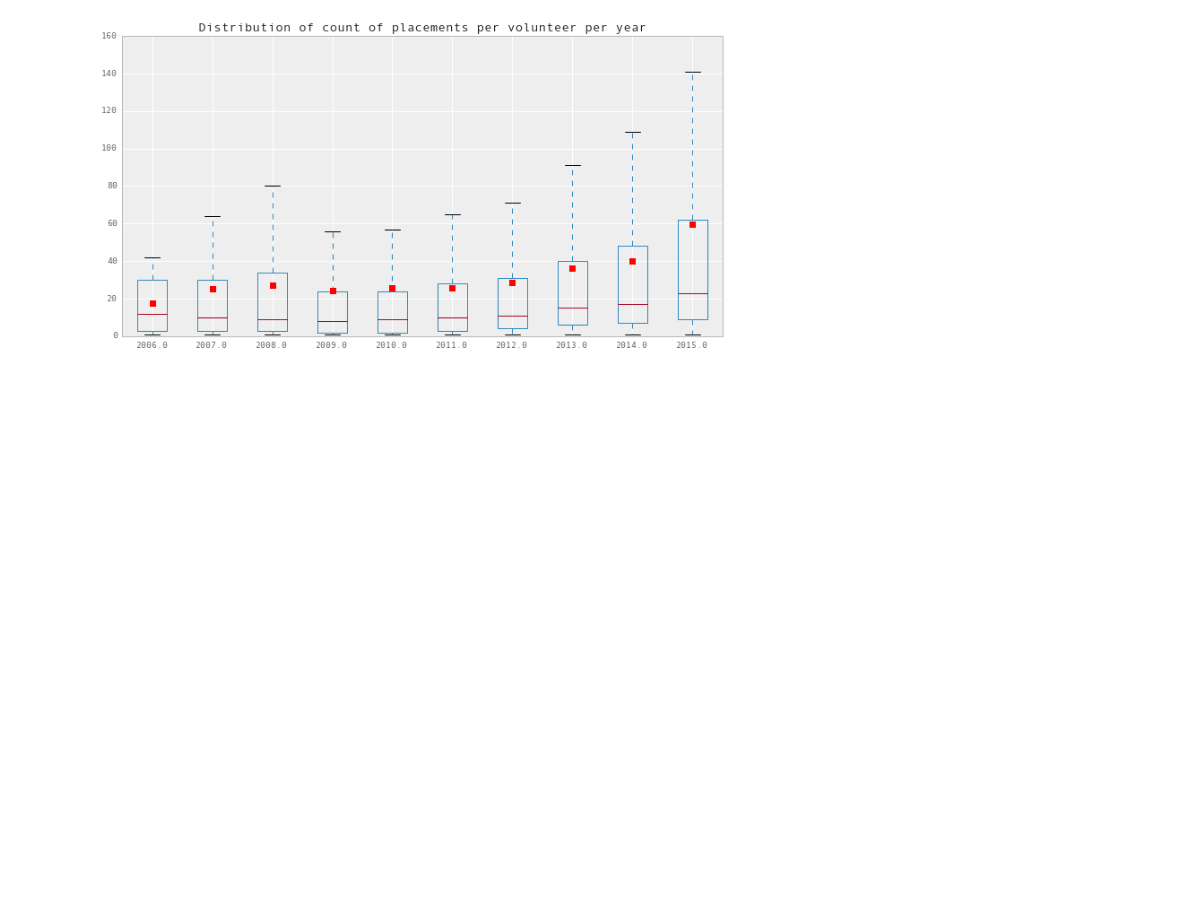
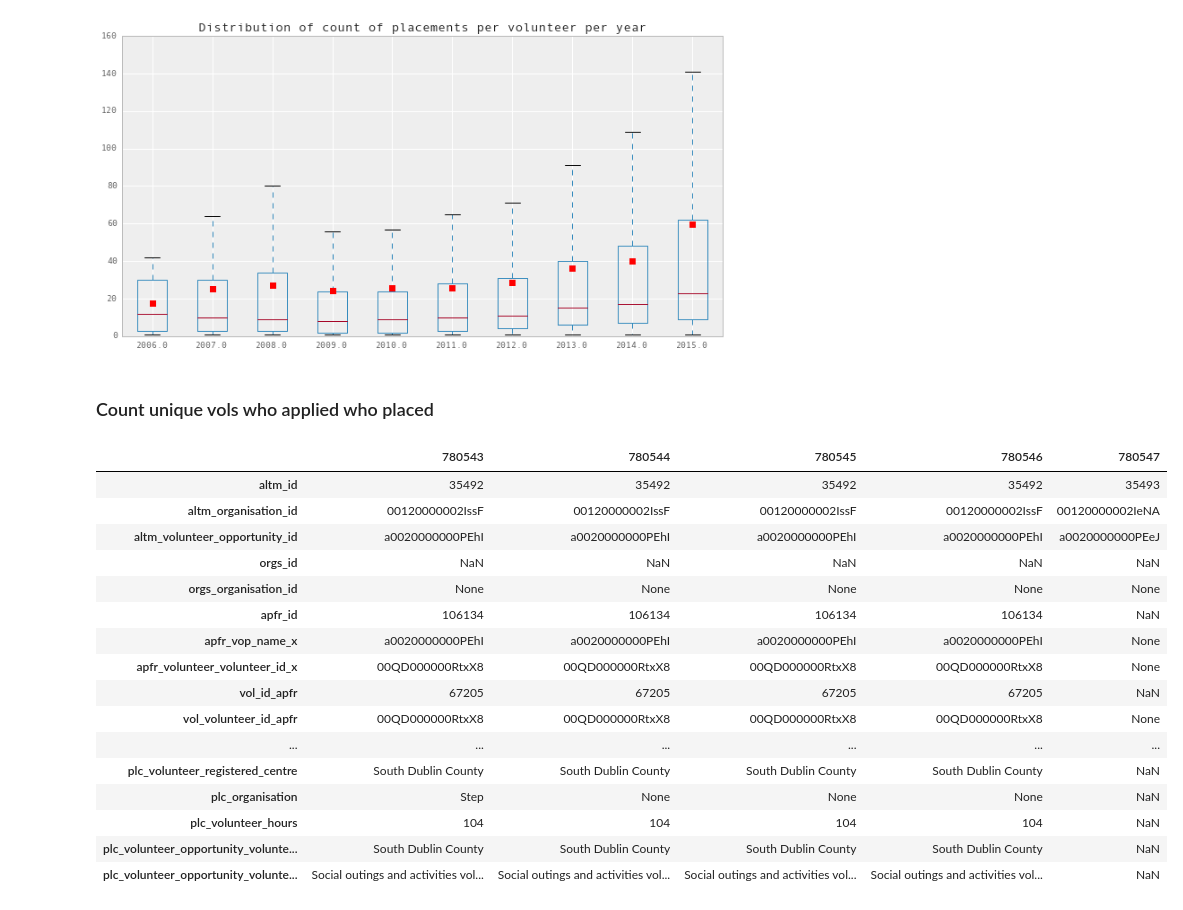
Before and after one commit to DataKind-DUB/volunteerireland_dd201505, a Jupyter notebook: 01_InitialAnalysis.ipynb, the cells around one changed output. Saved outputs shown, nothing was run; the diff lists cells and outputs as text; code cells hidden in the pictures; blank space fills up the shorter version.

```diff
--- a/01_InitialAnalysis.ipynb
+++ b/01_InitialAnalysis.ipynb
@@ -180,3 +180,27 @@ ax.set_title('Distribution of count of placements per volunteer per year')
 # %% [output]
 <matplotlib.text.Text at 0x...>
 [figure]
+# %% [markdown]
+### Count unique vols who applied who placed
+# %%
+dfv_app_plc = pd.merge(dfv_app, dfplc
+                   ,how='left', left_on='plc_id', right_on='plc_id')
+dfv_app_plc.tail().T
+# %% [output]
+|  | 780543 | 780544 | 780545 | 780546 | 780547 |
+| altm_id | 35492 | 35492 | 35492 | 35492 | 35493 |
+| altm_organisation_id | 00120000002IssF | 00120000002IssF | 00120000002IssF | 00120000002IssF | 00120000002IeNA |
+| altm_volunteer_opportunity_id | a0020000000PEhI | a0020000000PEhI | a0020000000PEhI | a0020000000PEhI | a0020000000PEeJ |
+| orgs_id | NaN | NaN | NaN | NaN | NaN |
+| orgs_organisation_id | None | None | None | None | None |
+| apfr_id | 106134 | 106134 | 106134 | 106134 | NaN |
+| apfr_vop_name_x | a0020000000PEhI | a0020000000PEhI | a0020000000PEhI | a0020000000PEhI | None |
+| apfr_volunteer_volunteer_id_x | 00QD000000RtxX8 | 00QD000000RtxX8 | 00QD000000RtxX8 | 00QD000000RtxX8 | None |
+| vol_id_apfr | 67205 | 67205 | 67205 | 67205 | NaN |
+| vol_volunteer_id_apfr | 00QD000000RtxX8 | 00QD000000RtxX8 | 00QD000000RtxX8 | 00QD000000RtxX8 | None |
+| ... | ... | ... | ... | ... | ... |
+| plc_volunteer_registered_centre | South Dublin County | South Dublin County | South Dublin County | South Dublin County | NaN |
+| plc_organisation | Step | None | None | None | NaN |
+| plc_volunteer_hours | 104 | 104 | 104 | 104 | NaN |
+| plc_volunteer_opportunity_volunte... | South Dublin County | South Dublin County | South Dublin County | South Dublin County | NaN |
+| plc_volunteer_opportunity_volunte... | Social outings and activities vol... | Social outings and activities vol... | Social outings and activities vol... | Social outings and activities vol... | NaN |
```
Also changed, not shown: parts of 1 cell of this notebook, 5 other files.
